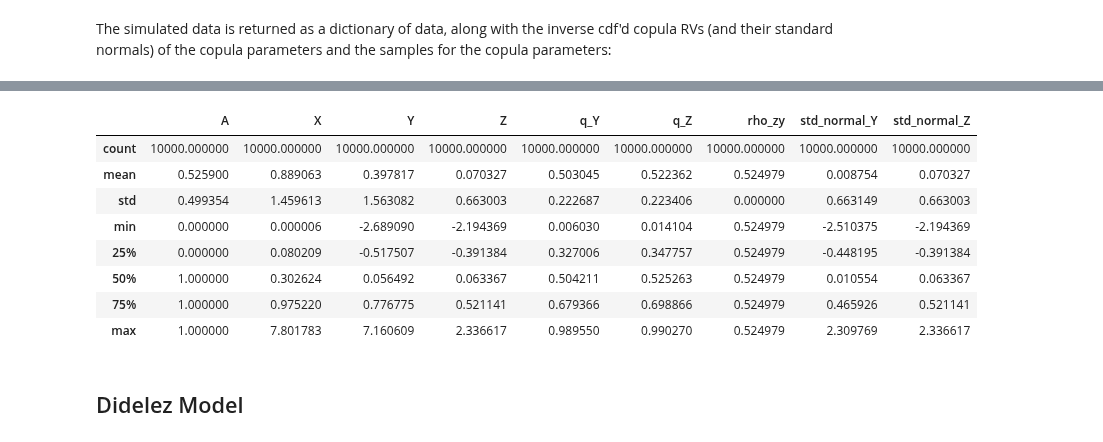
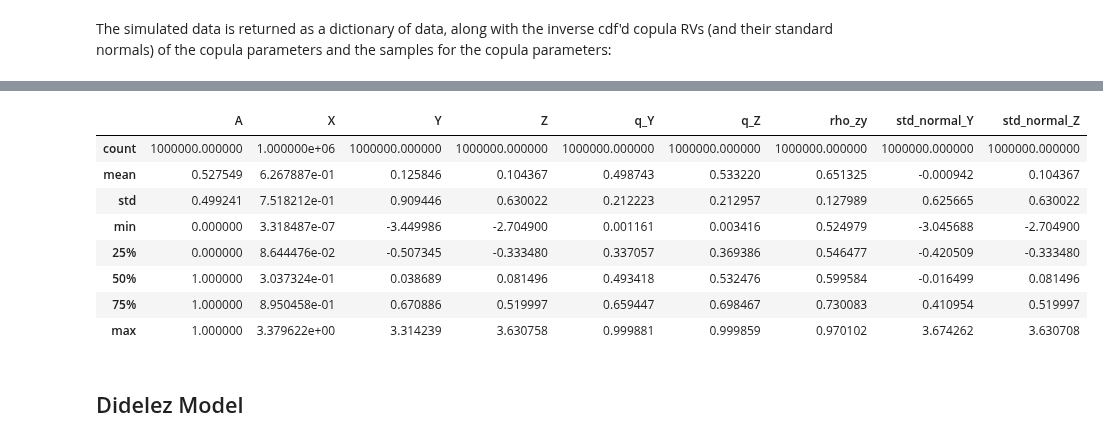
Before and after one commit to 12kleingordon34/Causal_Copulas, a Jupyter notebook: frugalCopyla/examples/basic_demo.ipynb, the cells around one changed output, grey strips where cells are left out. Saved outputs shown, nothing was run; the diff lists cells and outputs as text; code cells hidden in the pictures.

```diff
--- a/frugalCopyla/examples/basic_demo.ipynb
+++ b/frugalCopyla/examples/basic_demo.ipynb
@@ -75,9 +94,9 @@ input_dict = {
     },
     'copula': {
         'class': copula_lpdfs.multivar_gaussian_copula_lpdf,
-        'vars': {'u': 'Z', 'w': 'Y'},
-        'formula': {'rho_zy': 'c ~ 1'},
-        'coeffs': {'rho_zy': [0.1]},
+        'vars': ['Z', 'Y'],
+        'formula': {'rho_zy': 'c ~ X'},
+        'coeffs': {'rho_zy': [0.1, 1]},
         'link': {'rho_zy': jax.nn.sigmoid}
     }
 }
@@ -118,6 +155,6 @@ Looks ok so far. Now we can simulate from the prior using MCMC. Specify the step
 The simulated data is returned as a dictionary of data, along with the inverse cdf'd copula RVs (and their standard normals) of the copula parameters and the samples for the copula parameters:
 # %%
 %%time
-sim_data = cop_mod.simulate_data(num_warmup=1000, num_samples=10000, joint_status='mixed', seed=0)
+sim_data = cop_mod.simulate_data(num_warmup=1000, num_samples=1_000_000, joint_status='mixed', seed=0)
 pd.DataFrame(sim_data).describe()
 # %% [output]
@@ -126,12 +163,12 @@ Wall time: 5.02 s
 |  | A | X | Y | Z | q_Y | q_Z | rho_zy | std_normal_Y | std_normal_Z |
-| count | 10000.000000 | 10000.000000 | 10000.000000 | 10000.000000 | 10000.000000 | 10000.000000 | 10000.000000 | 10000.000000 | 10000.000000 |
-| mean | 0.525900 | 0.889063 | 0.397817 | 0.070327 | 0.503045 | 0.522362 | 0.524979 | 0.008754 | 0.070327 |
-| std | 0.499354 | 1.459613 | 1.563082 | 0.663003 | 0.222687 | 0.223406 | 0.000000 | 0.663149 | 0.663003 |
-| min | 0.000000 | 0.000006 | -2.689090 | -2.194369 | 0.006030 | 0.014104 | 0.524979 | -2.510375 | -2.194369 |
-| 25% | 0.000000 | 0.080209 | -0.517507 | -0.391384 | 0.327006 | 0.347757 | 0.524979 | -0.448195 | -0.391384 |
-| 50% | 1.000000 | 0.302624 | 0.056492 | 0.063367 | 0.504211 | 0.525263 | 0.524979 | 0.010554 | 0.063367 |
-| 75% | 1.000000 | 0.975220 | 0.776775 | 0.521141 | 0.679366 | 0.698866 | 0.524979 | 0.465926 | 0.521141 |
-| max | 1.000000 | 7.801783 | 7.160609 | 2.336617 | 0.989550 | 0.990270 | 0.524979 | 2.309769 | 2.336617 |
+| count | 1000000.000000 | 1.000000e+06 | 1000000.000000 | 1000000.000000 | 1000000.000000 | 1000000.000000 | 1000000.000000 | 1000000.000000 | 1000000.000000 |
+| mean | 0.527549 | 6.267887e-01 | 0.125846 | 0.104367 | 0.498743 | 0.533220 | 0.651325 | -0.000942 | 0.104367 |
+| std | 0.499241 | 7.518212e-01 | 0.909446 | 0.630022 | 0.212223 | 0.212957 | 0.127989 | 0.625665 | 0.630022 |
+| min | 0.000000 | 3.318487e-07 | -3.449986 | -2.704900 | 0.001161 | 0.003416 | 0.524979 | -3.045688 | -2.704900 |
+| 25% | 0.000000 | 8.644476e-02 | -0.507345 | -0.333480 | 0.337057 | 0.369386 | 0.546477 | -0.420509 | -0.333480 |
+| 50% | 1.000000 | 3.037324e-01 | 0.038689 | 0.081496 | 0.493418 | 0.532476 | 0.599584 | -0.016499 | 0.081496 |
+| 75% | 1.000000 | 8.950458e-01 | 0.670886 | 0.519997 | 0.659447 | 0.698467 | 0.730083 | 0.410954 | 0.519997 |
+| max | 1.000000 | 3.379622e+00 | 3.314239 | 3.630758 | 0.999881 | 0.999859 | 0.970102 | 3.674262 | 3.630708 |
 # %% [markdown]
 ## Didelez Model
 # %% [markdown]
```
Also changed, not shown: parts of 13 cells of this notebook, 4 other files.
